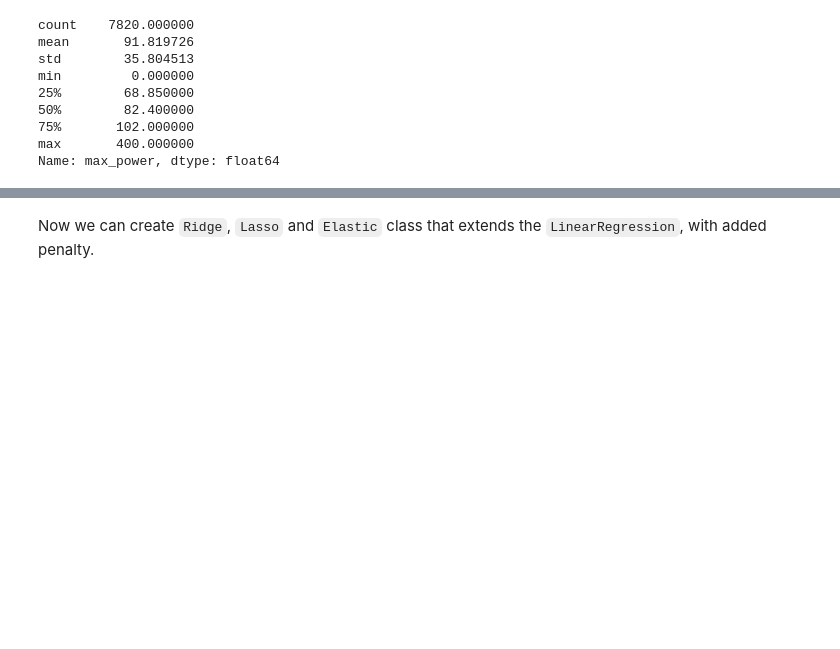
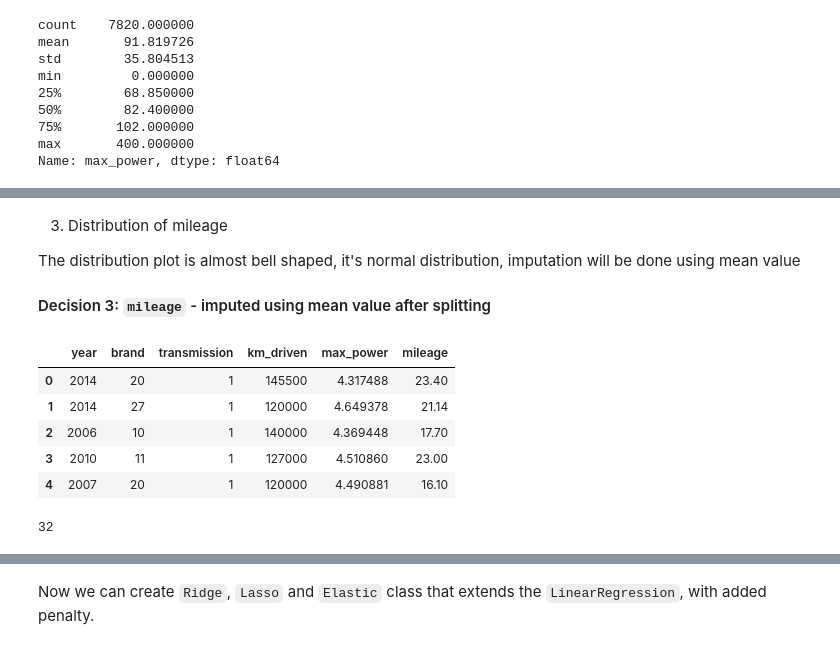
Before and after one commit to sushmi/classroom, a Jupyter notebook: notebooks/A2 - Predicting Car Prices.ipynb, the cells around one changed output, grey strips where cells are left out. Drawn from its saved outputs; the diff is of its cells as text; code cells hidden in the pictures; blank space fills up the shorter version.

```diff
--- a/notebooks/A2 - Predicting Car Prices.ipynb
+++ b/notebooks/A2 - Predicting Car Prices.ipynb
@@ -416,0 +428,19 @@ plt.show()
+# %% [markdown]
+3. Distribution of mileage
+
+The distribution plot is almost bell shaped, it's normal distribution, imputation will be done using mean value
+
+#### Decision 3: `mileage` - imputed using mean value after splitting
+# %%
+selected_features_df.head()
+# %% [output]
+|  | year | brand | transmission | km_driven | max_power | mileage |
+| 0 | 2014 | 20 | 1 | 145500 | 4.317488 | 23.40 |
+| 1 | 2014 | 27 | 1 | 120000 | 4.649378 | 21.14 |
+| 2 | 2006 | 10 | 1 | 140000 | 4.369448 | 17.70 |
+| 3 | 2010 | 11 | 1 | 127000 | 4.510860 | 23.00 |
+| 4 | 2007 | 20 | 1 | 120000 | 4.490881 | 16.10 |
+# %%
+selected_features_df['brand'].nunique()
+# %% [output]
+32
```
Also changed, not shown: parts of 44 cells of this notebook.
